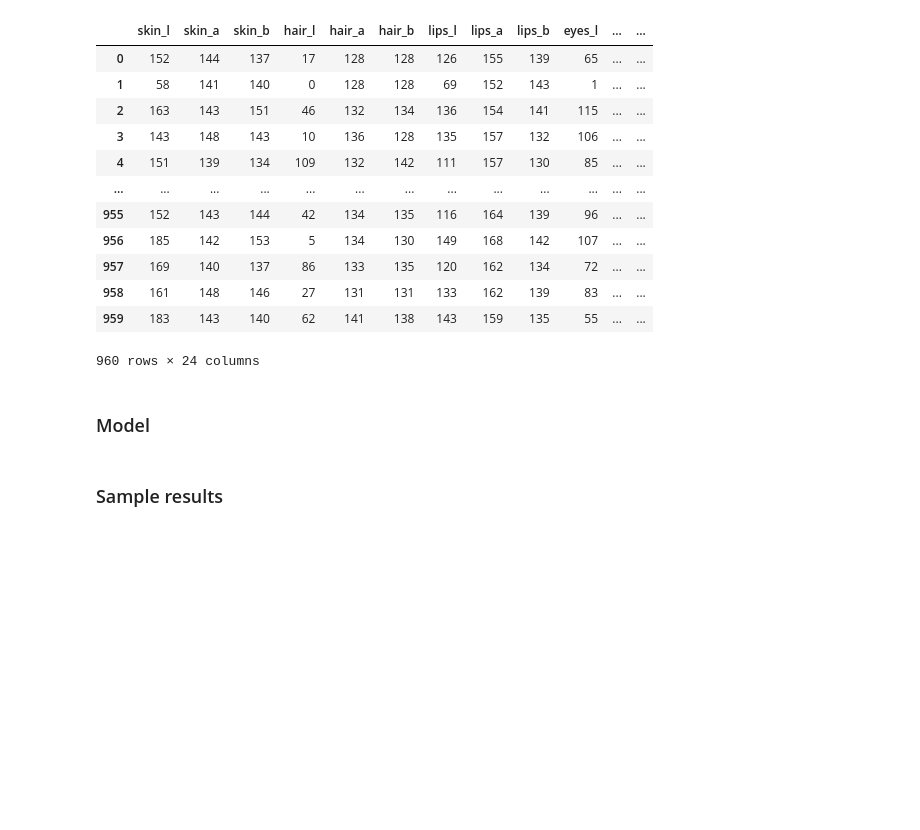
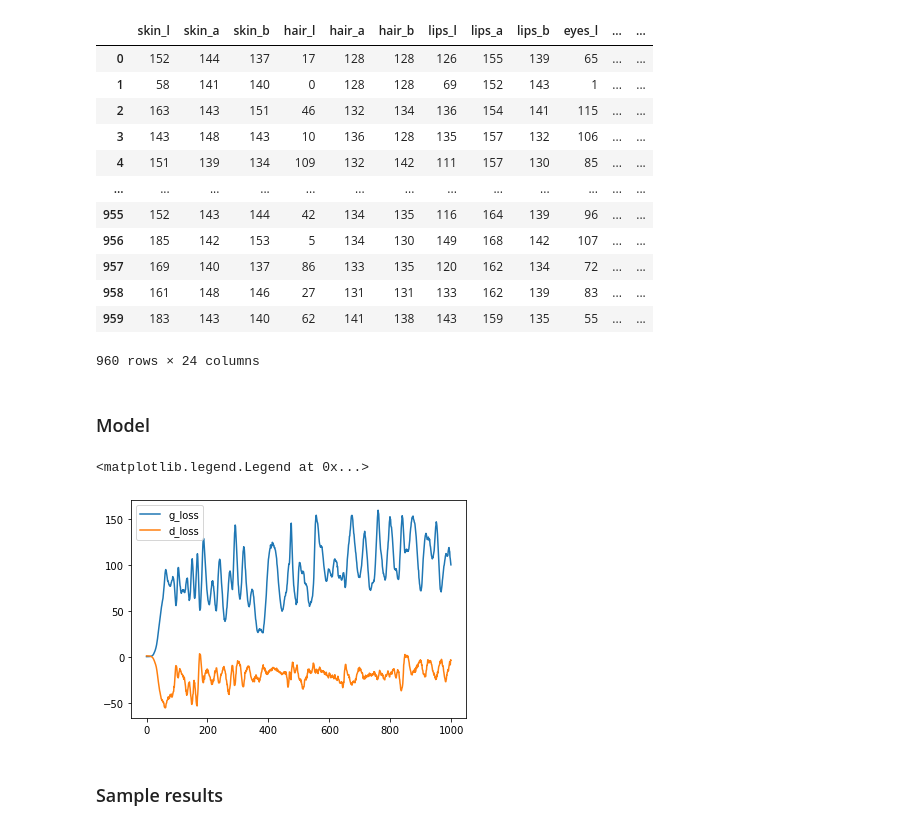
Before and after one commit to spietras/makeup-recommendation, a Jupyter notebook: jupyter/notebooks/ganette.ipynb, the cells around one changed output. Drawn from its saved outputs; the diff is of its cells as text; code cells hidden in the pictures; blank space fills up the shorter version.

```diff
--- a/jupyter/notebooks/ganette.ipynb
+++ b/jupyter/notebooks/ganette.ipynb
@@ -71,5 +69,14 @@ g = Ganette()
+# %%
+g = Ganette(batch_size=64, epochs=1000, generator_lr=0.0001, discriminator_lr=0.0004, gp_lambda=1)
 # %%
 g = g.fit(X, Y)
+# %%
+plt.plot(g.logger_.history["g_loss"], label="g_loss")
+plt.plot(g.logger_.history["d_loss"], label="d_loss")
+plt.legend()
+# %% [output]
+<matplotlib.legend.Legend at 0x...>
+[figure, added]
 # %% [markdown]
 ### Sample results
 # %%
```
Also changed, not shown: parts of 4 cells of this notebook, 2 other files.
